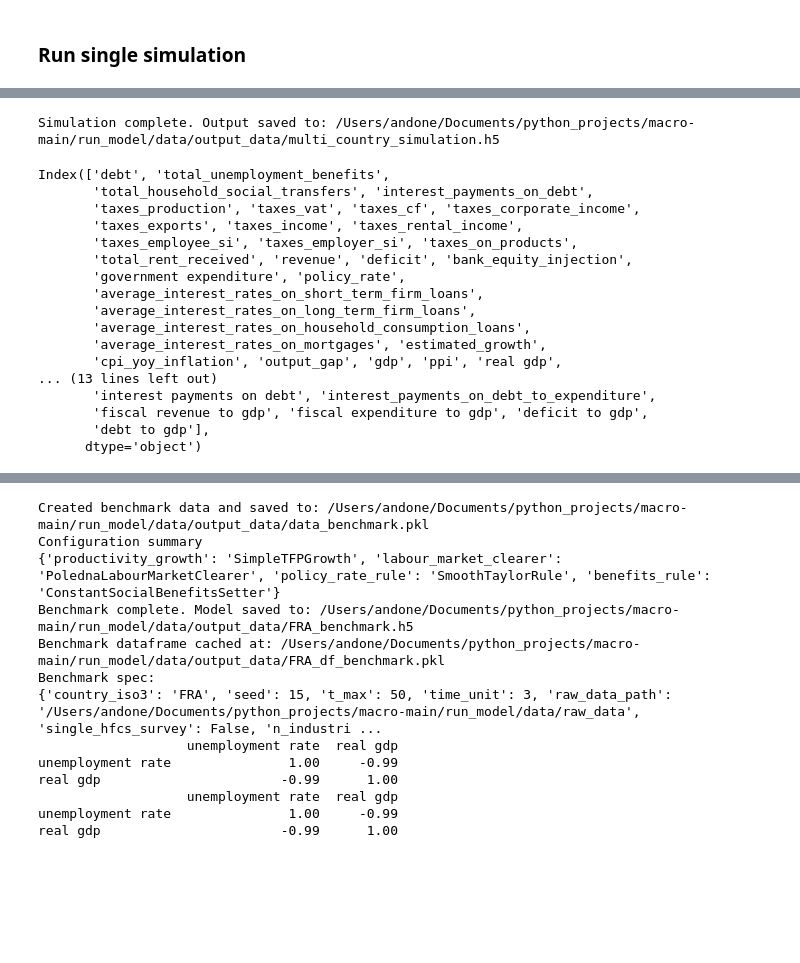
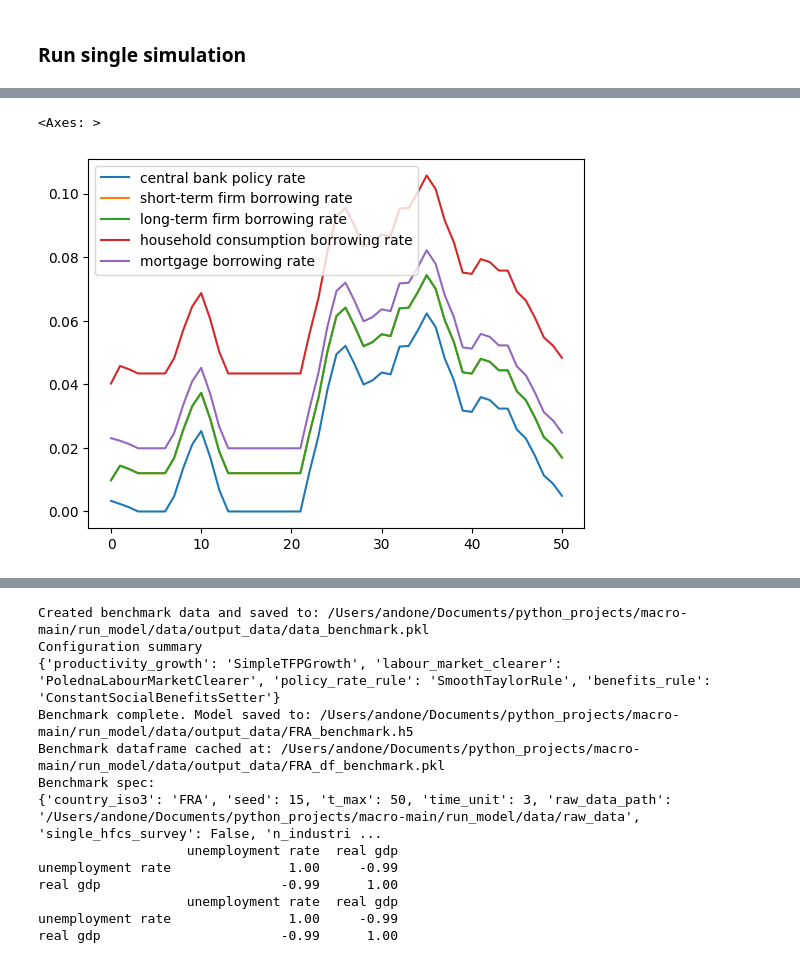
Before and after one commit to INET-Complexity/INET-consumption, a Jupyter notebook: run_model/run_model.ipynb, the cells around one changed output, grey strips where cells are left out. Cells and saved outputs as stored; diff of their text form; code cells hidden in the pictures; blank space fills up the shorter version.

```diff
--- a/run_model/run_model.ipynb
+++ b/run_model/run_model.ipynb
@@ -154,28 +181,4 @@ Configuration summary
 # %%
-# Run single Simulation
-
-seed = cfg.seed
-seed = 15
-configuration = SimulationConfiguration(
-    country_configurations=country_configurations,
-    t_max=cfg.t_max,
-    seed=seed,
-)
-
-model = Simulation.from_datawrapper(
-    datawrapper=data,
-    simulation_configuration=configuration,
-)
-
-import warnings
-warnings.simplefilter("always", RuntimeWarning)
-
-model.run()
-model.save(save_dir=output_dir, file_name=model_h5_path.name)
-
-print(f'Simulation complete. Output saved to: {model_h5_path}')
-
-
 # Outputs And Plots
 plot_columns = [
     'total consumption to gdp', 'investment to gdp', 'net exports to gdp',
@@ -188,10 +191,8 @@ plot_columns = [
     'consumption expansion loan debt', 'mortgage debt',
 ]
 
-df_base = build_macro_output_df(model, country_code=cfg.country_iso3)
 n_rows = 6
 n_cols = 4
-
 #  Plot main variables
 plot_output(
     df=df_base[plot_columns],
@@ -202,8 +203,6 @@ plot_output(
     base_height=200,
     base_width=400,
 )
-# %% [output]
-Simulation complete. Output saved to: /Users/andone/Documents/python_projects/macro-main/run_model/data/output_data/multi_country_simulation.h5
 # %%
 fiscal_cols = [
     'unemployment benefits', 'other benefits', 'government consumption', 'interest payments on debt',
@@ -222,27 +221,6 @@ plot_output(
     base_height=200,
     base_width=400,
 )
-# %%
-df_base = build_macro_output_df(model, country_code=cfg.country_iso3)
-df_base.columns
-# %% [output]
-Index(['debt', 'total_unemployment_benefits',
-       'total_household_social_transfers', 'interest_payments_on_debt',
-       'taxes_production', 'taxes_vat', 'taxes_cf', 'taxes_corporate_income',
-       'taxes_exports', 'taxes_income', 'taxes_rental_income',
-       'taxes_employee_si', 'taxes_employer_si', 'taxes_on_products',
-       'total_rent_received', 'revenue', 'deficit', 'bank_equity_injection',
-       'government expenditure', 'policy_rate',
-       'average_interest_rates_on_short_term_firm_loans',
-       'average_interest_rates_on_long_term_firm_loans',
-       'average_interest_rates_on_household_consumption_loans',
-       'average_interest_rates_on_mortgages', 'estimated_growth',
-       'cpi_yoy_inflation', 'output_gap', 'gdp', 'ppi', 'real gdp',
-... (13 lines left out)
-       'interest payments on debt', 'interest_payments_on_debt_to_expenditure',
-       'fiscal revenue to gdp', 'fiscal expenditure to gdp', 'deficit to gdp',
-       'debt to gdp'],
-      dtype='object')
 # %%
 cols = [
     'unemployment rate', 'cpi yoy inflation',
@@ -261,3 +239,14 @@ plot_output(
     base_height=200,
     base_width=400,
 )
+# %%
+df_base[[
+    'central bank policy rate',
+    'short-term firm borrowing rate',
+    'long-term firm borrowing rate',
+    'household consumption borrowing rate',
+    'mortgage borrowing rate'
+        ]].plot()
+# %% [output]
+<Axes: >
+[figure, added]
```
Also changed, not shown: parts of 6 cells of this notebook.
